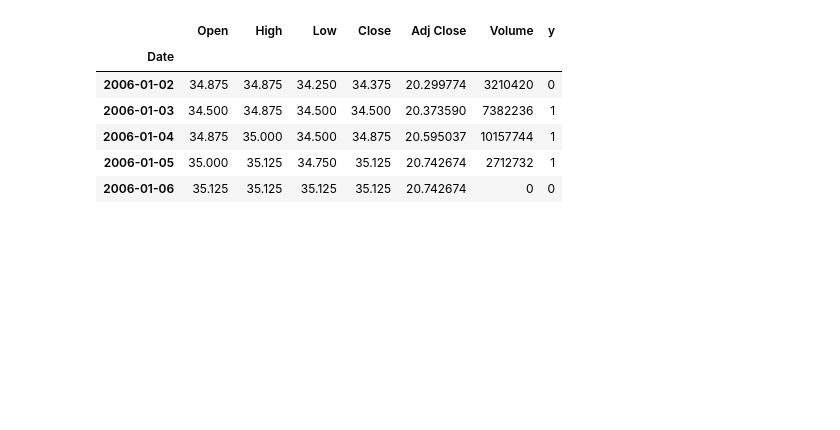
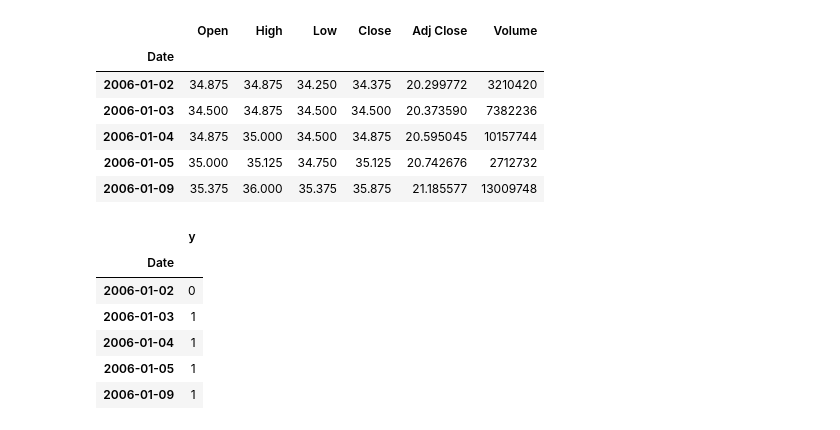
Before and after one commit to andreaspersson01/stock_price_predictor, a Jupyter notebook: Untitled-1.ipynb, the cells around one changed output. Saved outputs shown, nothing was run; the diff lists cells and outputs as text; code cells hidden in the pictures; blank space fills up the shorter version.

```diff
--- a/Untitled-1.ipynb
+++ b/Untitled-1.ipynb
@@ -38,6 +43,17 @@ Successfully installed frozendict-2.4.0 html5lib-1.1 multitasking-0.0.11 peewee-
 # %%
 # Fetch data for Investor B on the Stockholm Exchange
 data = yf.download("INVE-B.ST", start="2006-01-01", end="2023-12-31")
+
+# Get the Stockholm Stock Exchange calendar
+stockholm_calendar = xcals.get_calendar("XSTO")
+
+# Get the trading days
+trading_days = stockholm_calendar.sessions_in_range("2006-01-01", "2023-12-31")
+
+# Filter the data for trading days
+data = data[data.index.isin(trading_days)]
+
+# Display the tail of the filtered data
 display(data.tail())
 # %% [output]
 [*********************100%%**********************]  1 of 1 completed
@@ -51,13 +67,23 @@ display(data.tail())
 # %%
-# TODO Create target value
-data['y'] = (data['Close'] > data['Close'].shift(1)).astype(int)
+# Create target value
+target = pd.DataFrame({'y': (data['Close'] > data['Close'].shift(1)).astype(int)})
+
+
 display(data.head())
+display(target.head())
 # %% [output]
-|  | Open | High | Low | Close | Adj Close | Volume | y |
-| Date |  |  |  |  |  |  |  |
-| 2006-01-02 | 34.875 | 34.875 | 34.250 | 34.375 | 20.299774 | 3210420 | 0 |
-| 2006-01-03 | 34.500 | 34.875 | 34.500 | 34.500 | 20.373590 | 7382236 | 1 |
-| 2006-01-04 | 34.875 | 35.000 | 34.500 | 34.875 | 20.595037 | 10157744 | 1 |
-| 2006-01-05 | 35.000 | 35.125 | 34.750 | 35.125 | 20.742674 | 2712732 | 1 |
-| 2006-01-06 | 35.125 | 35.125 | 35.125 | 35.125 | 20.742674 | 0 | 0 |
+|  | Open | High | Low | Close | Adj Close | Volume |
+| Date |  |  |  |  |  |  |
+| 2006-01-02 | 34.875 | 34.875 | 34.250 | 34.375 | 20.299772 | 3210420 |
+| 2006-01-03 | 34.500 | 34.875 | 34.500 | 34.500 | 20.373590 | 7382236 |
+| 2006-01-04 | 34.875 | 35.000 | 34.500 | 34.875 | 20.595045 | 10157744 |
+| 2006-01-05 | 35.000 | 35.125 | 34.750 | 35.125 | 20.742676 | 2712732 |
+| 2006-01-09 | 35.375 | 36.000 | 35.375 | 35.875 | 21.185577 | 13009748 |
+|  | y |
+| Date |  |
+| 2006-01-02 | 0 |
+| 2006-01-03 | 1 |
+| 2006-01-04 | 1 |
+| 2006-01-05 | 1 |
+| 2006-01-09 | 1 |
 # %% [markdown]
```
Also changed, not shown: parts of 7 cells of this notebook, 2 other files.
